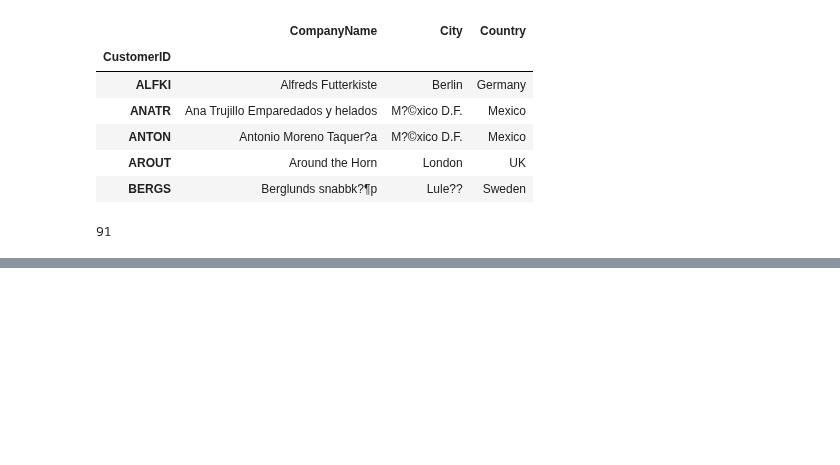
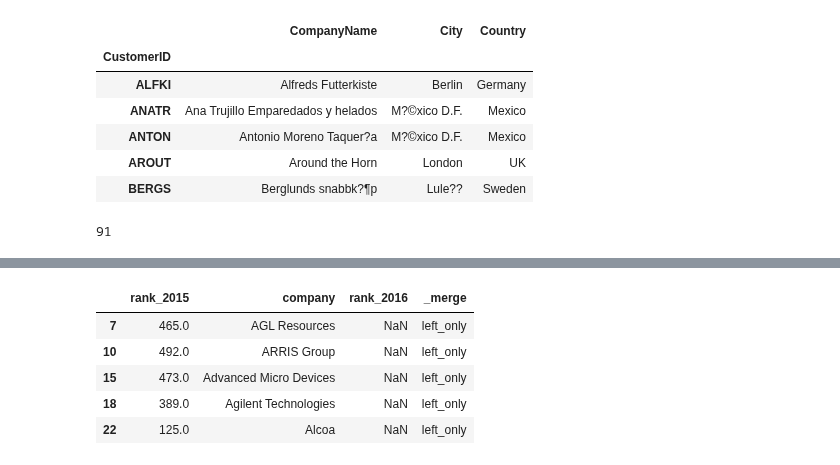
Before and after one commit to Byienio/Pandas_pg, a Jupyter notebook: MergningDataFrames.ipynb, the cells around one changed output, grey strips where cells are left out. Drawn from its saved outputs; the diff is of its cells as text; code cells hidden in the pictures; blank space fills up the shorter version.

```diff
--- a/MergningDataFrames.ipynb
+++ b/MergningDataFrames.ipynb
@@ -142,0 +173,10 @@ len(customer_city_names)
+# %%
+only_2015 = companies_2015_2016[companies_2015_2016['_merge']=='left_only']
+only_2015.head()
+# %% [output]
+|  | rank_2015 | company | rank_2016 | _merge |
+| 7 | 465.0 | AGL Resources | NaN | left_only |
+| 10 | 492.0 | ARRIS Group | NaN | left_only |
+| 15 | 473.0 | Advanced Micro Devices | NaN | left_only |
+| 18 | 389.0 | Agilent Technologies | NaN | left_only |
+| 22 | 125.0 | Alcoa | NaN | left_only |
```
Also changed, not shown: parts of 14 cells of this notebook.
